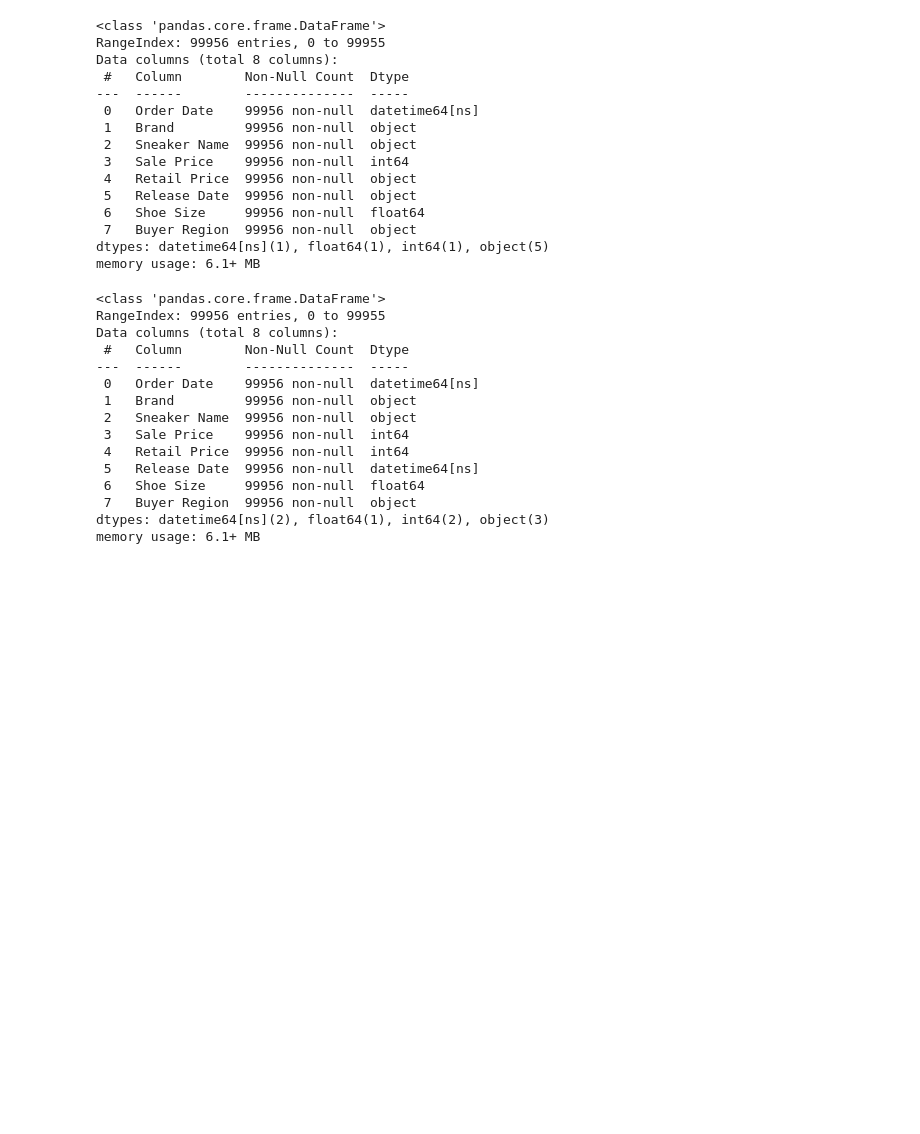
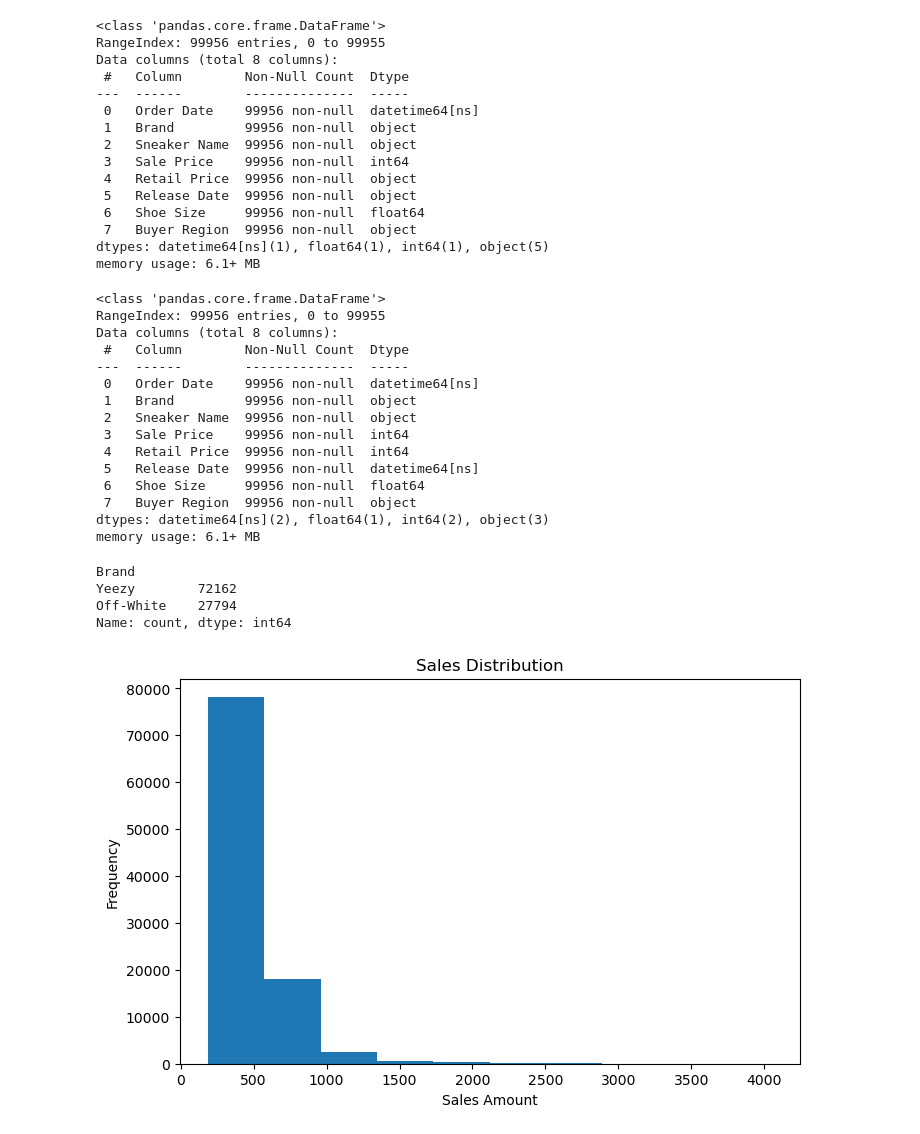
Before and after one commit to Chris-Goyette/StockX_2019, a Jupyter notebook: StockX_2019.ipynb, the cells around one changed output. Drawn from its saved outputs; the diff is of its cells as text; code cells hidden in the pictures; blank space fills up the shorter version.

Commit message:
Adds histograms, boxplots, and violin plot

```diff
--- a/StockX_2019.ipynb
+++ b/StockX_2019.ipynb
@@ -127,0 +125,23 @@ memory usage: 6.1+ MB
+# %%
+# More cleaning (removing leading and trailing spaces)
+
+df['Brand'] = df['Brand'].str.strip()
+df['Brand'].value_counts()
+# %% [output]
+Brand
+Yeezy        72162
+Off-White    27794
+Name: count, dtype: int64
+# %%
+# Next steps
+# Now that my data is clean lets do some exploratory analysis
+# Lets start off by getting an idea of the distribution of all sales (brand agnostic)
+
+plt.figure(figsize=(8,5))
+plt.hist(df['Sale Price'])
+plt.xlabel('Sales Amount')
+plt.ylabel('Frequency')
+plt.title('Sales Distribution')
+plt.show()
+# %% [output]
+[figure, added]
```
Also changed, not shown: parts of 5 cells of this notebook.
